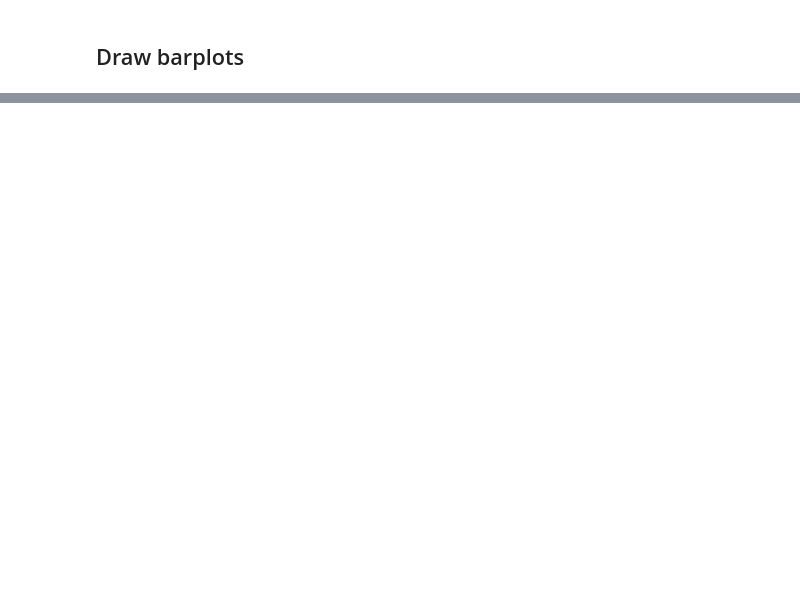
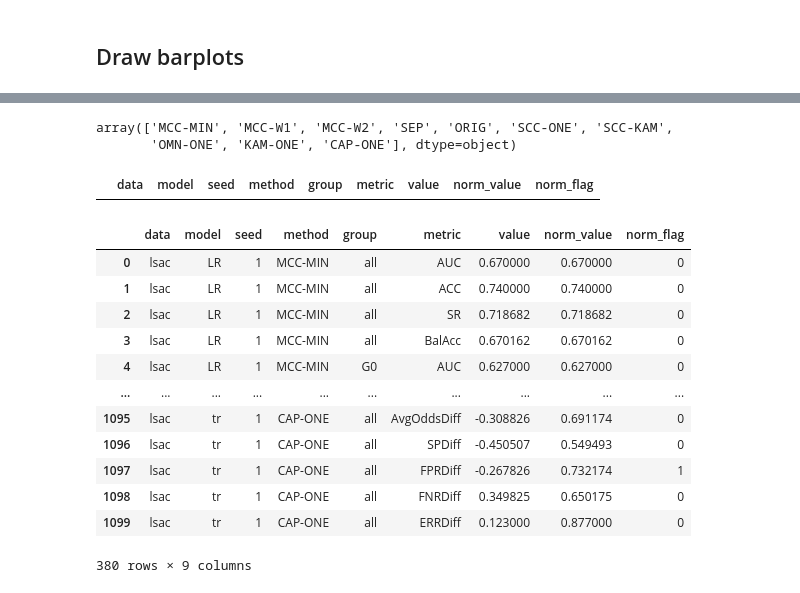
Before and after one commit to KeYang0923/NonInvasiveTool4FairML, a Jupyter notebook: Visualize_SingleCC_MultiCC.ipynb, the cells around one changed output, grey strips where cells are left out. Drawn from its saved outputs; the diff is of its cells as text; code cells hidden in the pictures; blank space fills up the shorter version.

```diff
--- a/Visualize_SingleCC_MultiCC.ipynb
+++ b/Visualize_SingleCC_MultiCC.ipynb
@@ -269,0 +280,25 @@ def bar_plots(df, output_name, vis_datasets, vis_metric, vis_settings,
+# %%
+eval_df['method'].unique()
+# %% [output]
+array(['MCC-MIN', 'MCC-W1', 'MCC-W2', 'SEP', 'ORIG', 'SCC-ONE', 'SCC-KAM',
+       'OMN-ONE', 'KAM-ONE', 'CAP-ONE'], dtype=object)
+# %%
+eval_df.query('model == "TR" and method == "SCC-ONE"')
+# %% [output]
+|  | data | model | seed | method | group | metric | value | norm_value | norm_flag |
+# %%
+eval_df.query('data == "lsac" and seed == 1')
+# %% [output]
+|  | data | model | seed | method | group | metric | value | norm_value | norm_flag |
+| 0 | lsac | LR | 1 | MCC-MIN | all | AUC | 0.670000 | 0.670000 | 0 |
+| 1 | lsac | LR | 1 | MCC-MIN | all | ACC | 0.740000 | 0.740000 | 0 |
+| 2 | lsac | LR | 1 | MCC-MIN | all | SR | 0.718682 | 0.718682 | 0 |
+| 3 | lsac | LR | 1 | MCC-MIN | all | BalAcc | 0.670162 | 0.670162 | 0 |
+| 4 | lsac | LR | 1 | MCC-MIN | G0 | AUC | 0.627000 | 0.627000 | 0 |
+| ... | ... | ... | ... | ... | ... | ... | ... | ... | ... |
+| 1095 | lsac | tr | 1 | CAP-ONE | all | AvgOddsDiff | -0.308826 | 0.691174 | 0 |
+| 1096 | lsac | tr | 1 | CAP-ONE | all | SPDiff | -0.450507 | 0.549493 | 0 |
+| 1097 | lsac | tr | 1 | CAP-ONE | all | FPRDiff | -0.267826 | 0.732174 | 1 |
+| 1098 | lsac | tr | 1 | CAP-ONE | all | FNRDiff | 0.349825 | 0.650175 | 0 |
+| 1099 | lsac | tr | 1 | CAP-ONE | all | ERRDiff | 0.123000 | 0.877000 | 0 |
+380 rows × 9 columns
```
Also changed, not shown: parts of 8 cells of this notebook, 6 other files.
